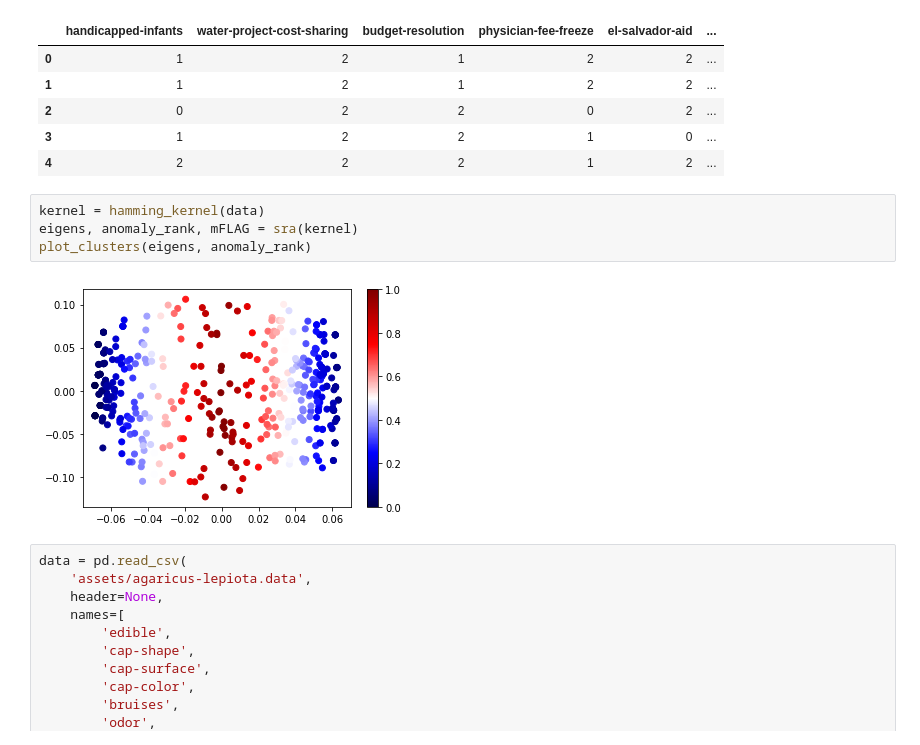
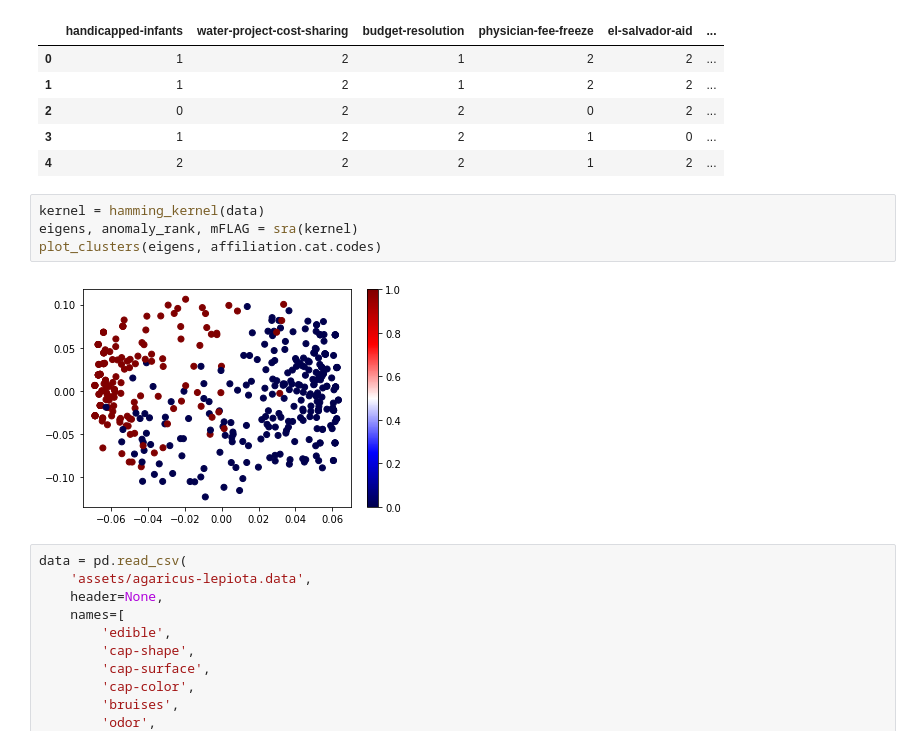
Before and after one commit to wetherc/sra, a Jupyter notebook: sra_demo.ipynb, the cells around one changed output. Drawn from its saved outputs; the diff is of its cells as text.

```diff
--- a/sra_demo.ipynb
+++ b/sra_demo.ipynb
@@ -129,9 +129,9 @@ data.head()
 # %%
 kernel = hamming_kernel(data)
 eigens, anomaly_rank, mFLAG = sra(kernel)
-plot_clusters(eigens, anomaly_rank)
+plot_clusters(eigens, affiliation.cat.codes)
 # %% [output]
-[figure, old version]
+[figure, new version]
 # %%
 data = pd.read_csv(
     'assets/agaricus-lepiota.data',
```
Also changed, not shown: parts of 7 cells of this notebook, 2 other files.
